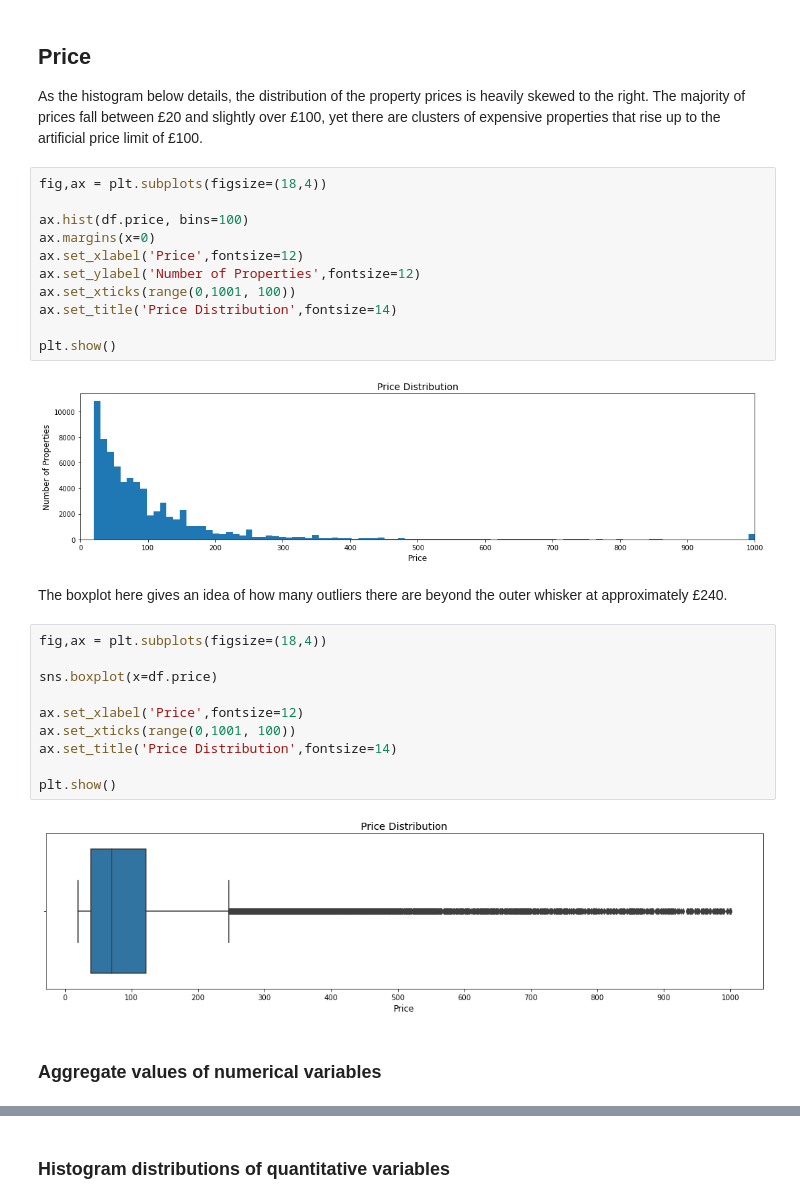
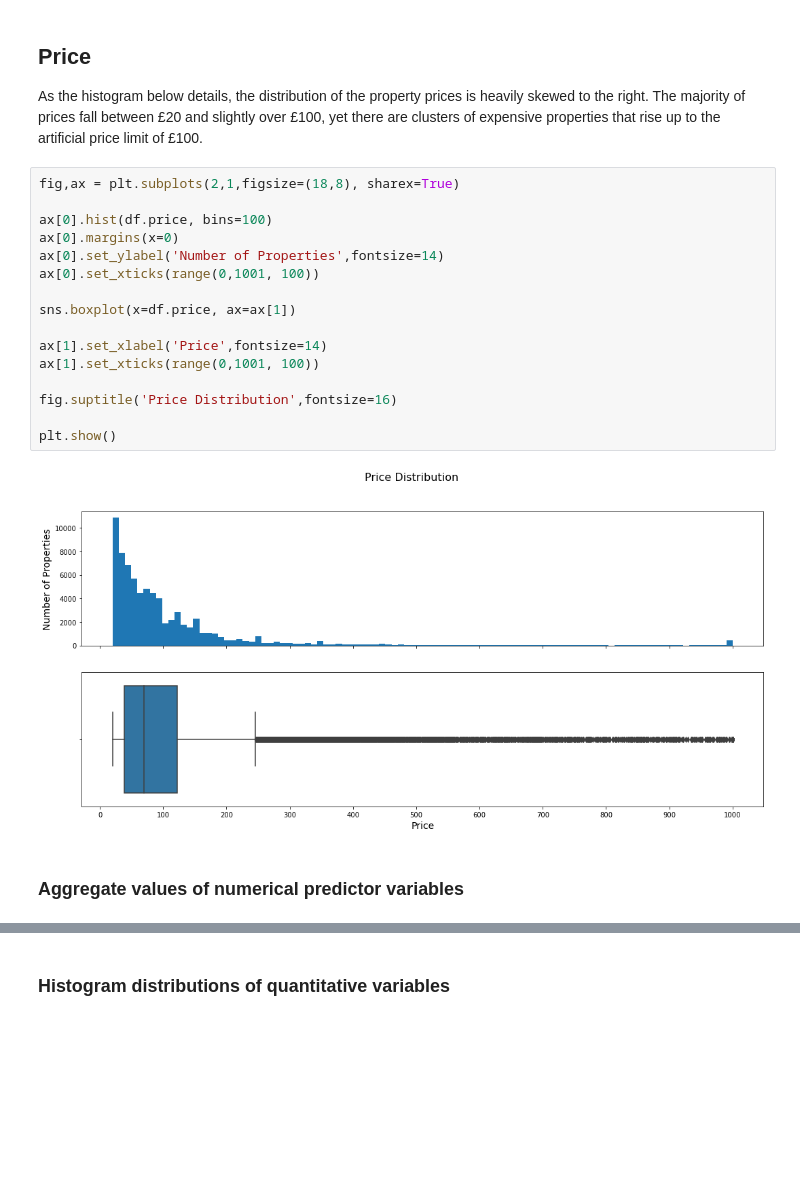
Before and after one commit to jradford5/GA_capstone_Airbnb_project, a Jupyter notebook: notebooks/capstone_airbnb_EDA.ipynb, the cells around one changed output, grey strips where cells are left out. Saved outputs shown, nothing was run; the diff lists cells and outputs as text; blank space fills up the shorter version.

```diff
--- a/notebooks/capstone_airbnb_EDA.ipynb
+++ b/notebooks/capstone_airbnb_EDA.ipynb
@@ -27,32 +27,23 @@ df_vis['tfl_zone_object'] = df_vis.tfl_zone.apply(lambda x: 'Zone ' + str(x))
 
 As the histogram below details, the distribution of the property prices is heavily skewed to the right. The majority of prices fall between £20 and slightly over £100, yet there are clusters of expensive properties that rise up to the artificial price limit of £100.
 # %%
-fig,ax = plt.subplots(figsize=(18,4))
+fig,ax = plt.subplots(2,1,figsize=(18,8), sharex=True)
 
-ax.hist(df.price, bins=100)
-ax.margins(x=0)
-ax.set_xlabel('Price',fontsize=12)
-ax.set_ylabel('Number of Properties',fontsize=12)
-ax.set_xticks(range(0,1001, 100))
-ax.set_title('Price Distribution',fontsize=14)
+ax[0].hist(df.price, bins=100)
+ax[0].margins(x=0)
+ax[0].set_ylabel('Number of Properties',fontsize=14)
+ax[0].set_xticks(range(0,1001, 100))
+
+sns.boxplot(x=df.price, ax=ax[1])
+
+ax[1].set_xlabel('Price',fontsize=14)
+ax[1].set_xticks(range(0,1001, 100))
+
+fig.suptitle('Price Distribution',fontsize=16)
 
 plt.show()
 # %% [output]
-[figure, old version]
+[figure, new version]
-# %% [markdown]
-The boxplot here gives an idea of how many outliers there are beyond the outer whisker at approximately £240.
-# %%
-fig,ax = plt.subplots(figsize=(18,4))
-
-sns.boxplot(x=df.price)
-
-ax.set_xlabel('Price',fontsize=12)
-ax.set_xticks(range(0,1001, 100))
-ax.set_title('Price Distribution',fontsize=14)
-
-plt.show()
-# %% [output]
-[figure, removed]
 # %% [markdown]
-### Aggregate values of numerical variables
+### Aggregate values of numerical predictor variables
 # %%
```
Also changed, not shown: parts of 19 cells of this notebook.
